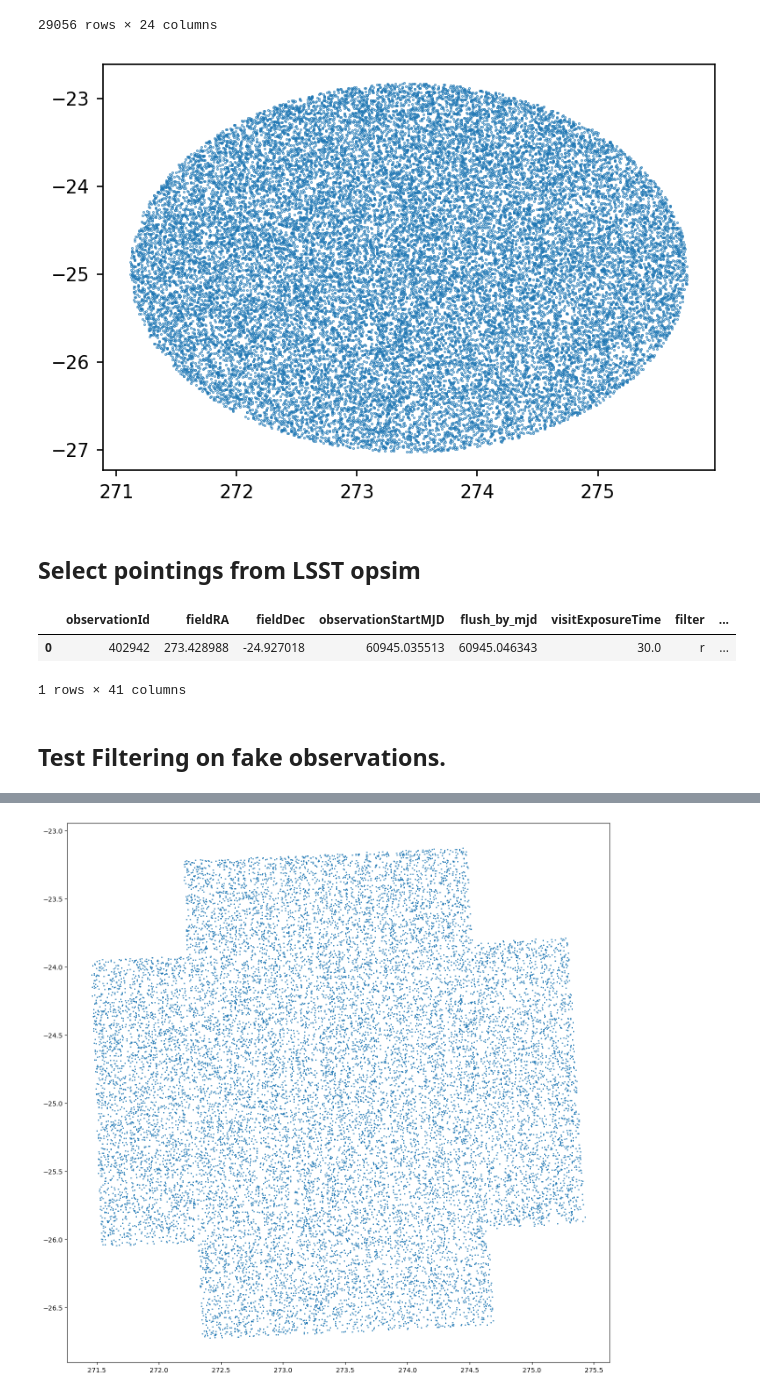
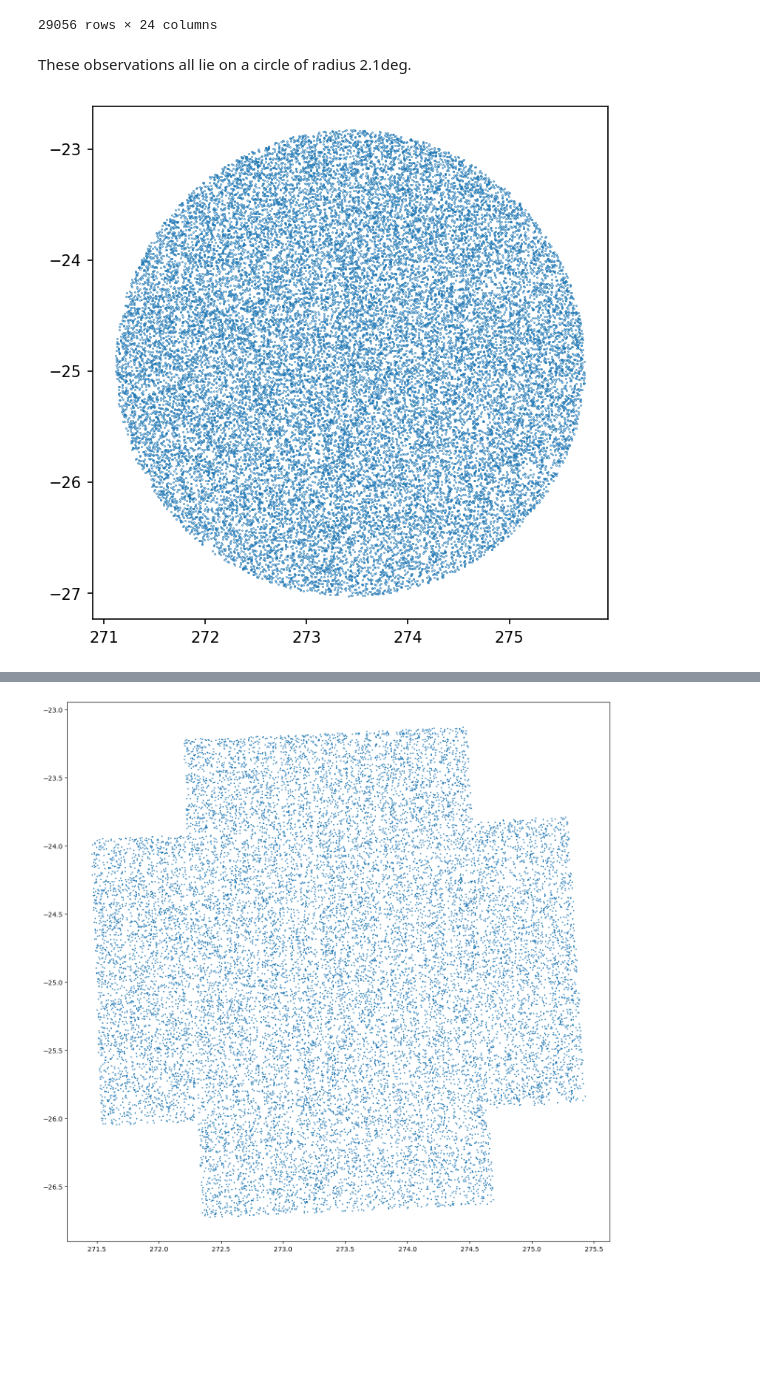
Before and after one commit to dirac-institute/sorcha, a Jupyter notebook: demo/demo_footprintFilter.ipynb, the cells around one changed output, grey strips where cells are left out. Cells and saved outputs as stored; diff of their text form; code cells hidden in the pictures; blank space fills up the shorter version.

```diff
--- a/demo/demo_footprintFilter.ipynb
+++ b/demo/demo_footprintFilter.ipynb
@@ -134,11 +62,11 @@ dfobs
 | 29054 | mpc00K9617 | 402942.0 | 60945.035513 | 371087000.0 | 21.670828 | 272.019401 | 0.241333 | ... |
 | 29055 | mpc00K9664 | 402942.0 | 60945.035513 | 252349900.0 | 18.731995 | 275.385502 | 0.430778 | ... |
 29056 rows × 24 columns
+# %% [markdown]
+These observations all lie on a circle of radius 2.1deg.
 # %%
-plt.figure(dpi=150,figsize=(6,4))
+plt.figure(dpi=150,figsize=(6,6))
 plt.scatter(dfobs['AstRA(deg)'],dfobs['AstDec(deg)'],s=0.1)
 plt.show()
 # %% [output]
-[figure, old version]
+[figure, new version]
-# %% [markdown]
-## Select pointings from LSST opsim
@@ -147,10 +73,2 @@ dfpointings=LSSTdf
-# %%
-dfpointings
-# %% [output]
-|  | observationId | fieldRA | fieldDec | observationStartMJD | flush_by_mjd | visitExposureTime | filter | ... |
-| 0 | 402942 | 273.428988 | -24.927018 | 60945.035513 | 60945.046343 | 30.0 | r | ... |
-1 rows × 41 columns
 # %%
 dfobs = pd.merge(dfobs, LSSTdf, left_on="FieldID", right_on="observationId", how="left")
-# %% [markdown]
-## Test Filtering on fake observations.
```
Also changed, not shown: parts of 19 cells of this notebook, 10 other files.
